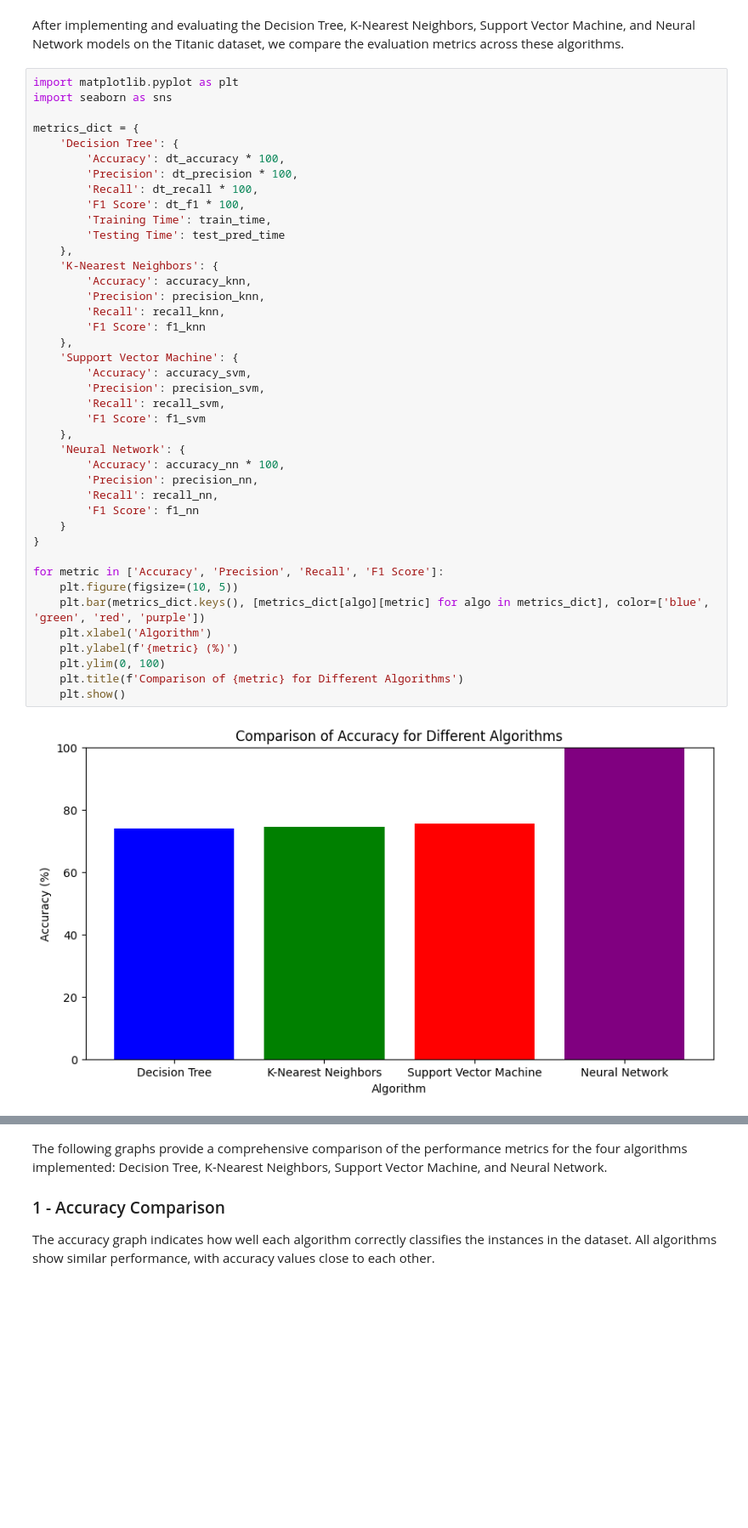
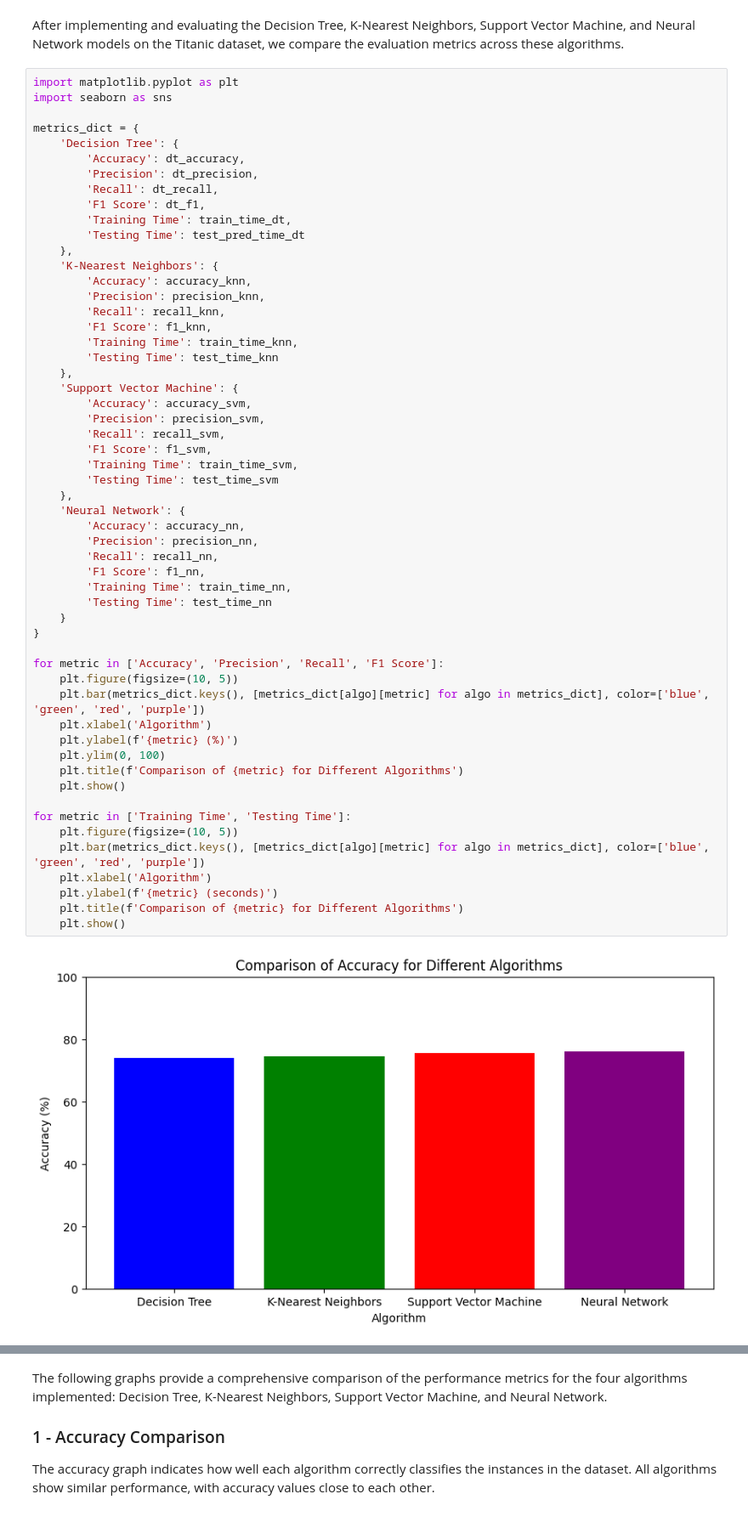
Before and after one commit to GoncaloMatias1/AI-Project_2, a Jupyter notebook: Project-2/src/titanic_analysis.ipynb, the cells around one changed output, grey strips where cells are left out. Shown at 85% size. Saved outputs shown, nothing was run; the diff lists cells and outputs as text; blank space fills up the shorter version.

```diff
--- a/Project-2/src/titanic_analysis.ipynb
+++ b/Project-2/src/titanic_analysis.ipynb
@@ -1079,42 +1013,56 @@ import matplotlib.pyplot as plt
 import seaborn as sns
 
 metrics_dict = {
     'Decision Tree': {
-        'Accuracy': dt_accuracy * 100,
-        'Precision': dt_precision * 100,
-        'Recall': dt_recall * 100,
-        'F1 Score': dt_f1 * 100,
-        'Training Time': train_time,
-        'Testing Time': test_pred_time
+        'Accuracy': dt_accuracy,
+        'Precision': dt_precision,
+        'Recall': dt_recall,
+        'F1 Score': dt_f1,
+        'Training Time': train_time_dt,
+        'Testing Time': test_pred_time_dt
     },
     'K-Nearest Neighbors': {
         'Accuracy': accuracy_knn,
         'Precision': precision_knn,
         'Recall': recall_knn,
-        'F1 Score': f1_knn
+        'F1 Score': f1_knn,
+        'Training Time': train_time_knn,
+        'Testing Time': test_time_knn
     },
     'Support Vector Machine': {
         'Accuracy': accuracy_svm,
         'Precision': precision_svm,
         'Recall': recall_svm,
-        'F1 Score': f1_svm
+        'F1 Score': f1_svm,
+        'Training Time': train_time_svm,
+        'Testing Time': test_time_svm
     },
     'Neural Network': {
-        'Accuracy': accuracy_nn * 100,
+        'Accuracy': accuracy_nn,
         'Precision': precision_nn,
         'Recall': recall_nn,
-        'F1 Score': f1_nn
+        'F1 Score': f1_nn,
+        'Training Time': train_time_nn,
+        'Testing Time': test_time_nn
     }
 }
 
 for metric in ['Accuracy', 'Precision', 'Recall', 'F1 Score']:
     plt.figure(figsize=(10, 5))
     plt.bar(metrics_dict.keys(), [metrics_dict[algo][metric] for algo in metrics_dict], color=['blue', 'green', 'red', 'purple'])
     plt.xlabel('Algorithm')
     plt.ylabel(f'{metric} (%)')
     plt.ylim(0, 100)
     plt.title(f'Comparison of {metric} for Different Algorithms')
     plt.show()
+
+for metric in ['Training Time', 'Testing Time']:
+    plt.figure(figsize=(10, 5))
+    plt.bar(metrics_dict.keys(), [metrics_dict[algo][metric] for algo in metrics_dict], color=['blue', 'green', 'red', 'purple'])
+    plt.xlabel('Algorithm')
+    plt.ylabel(f'{metric} (seconds)')
+    plt.title(f'Comparison of {metric} for Different Algorithms')
+    plt.show()
 # %% [output]
-[figure, old version]
+[figure, new version]
 [figure]
```
Also changed, not shown: parts of 5 cells of this notebook.
